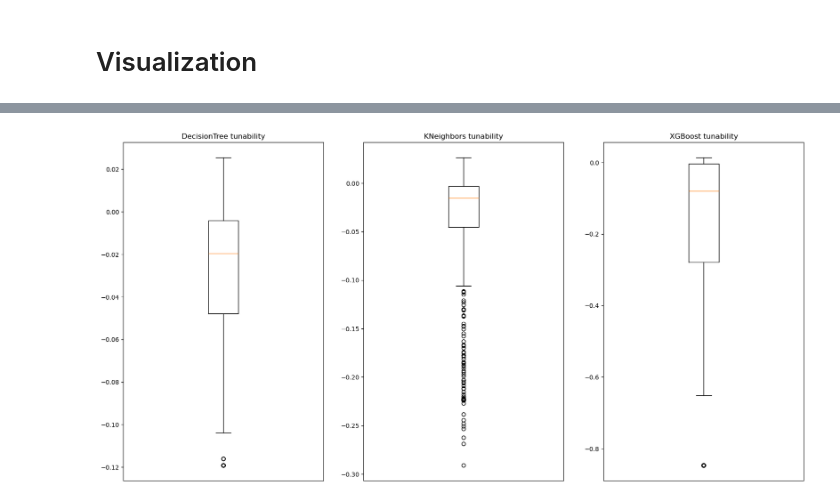
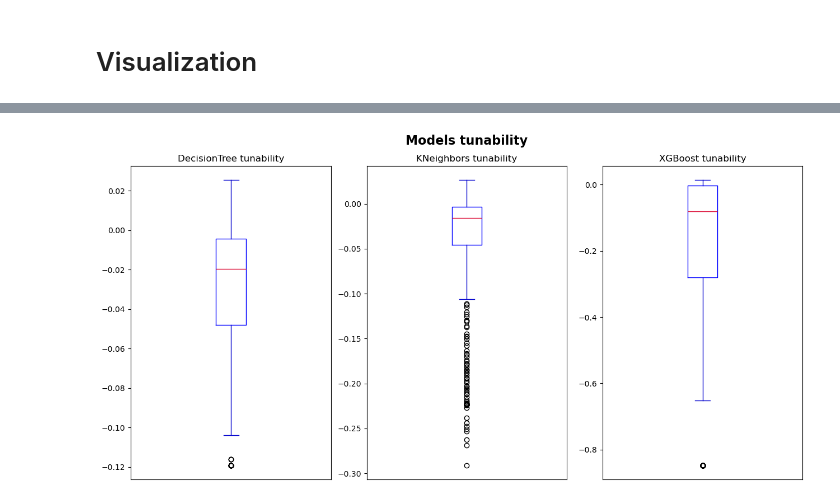
Before and after one commit to FilipLangiewicz/AutoMLTunability, a Jupyter notebook: code/Visualization/visualization.ipynb, the cells around one changed output, grey strips where cells are left out. Cells and saved outputs as stored; diff of their text form; code cells hidden in the pictures.

```diff
--- a/code/Visualization/visualization.ipynb
+++ b/code/Visualization/visualization.ipynb
@@ -54,14 +54,14 @@ dataset_names = ["College", "Credit", "Diabetes", "Penguins"]
 
 num_models = len(models)
 
-fig, axs = plt.subplots(6, 2, figsize=(15, 20))
+fig, axs = plt.subplots(6, 2, figsize=(15, 18))
 
 axs = axs.ravel()
 
 for row, model_name in enumerate(model_names):
     for col, dataset_name in enumerate(dataset_names):
         i = row * 4 + col
-        axs[i].plot(models[i].cv_results_['mean_test_score'])
+        axs[i].plot(models[i].cv_results_['mean_test_score'], color='slateblue')
         axs[i].set_title(f"{model_name} for {dataset_name}")
 
 
@@ -85,7 +85,7 @@ plt.show()
 # %%
 import numpy as np
 
-fig, axs = plt.subplots(6, 2, figsize=(15, 20))
+fig, axs = plt.subplots(6, 2, figsize=(15, 18))
 axs = axs.ravel()
 
 for row, model_name in enumerate(model_names):
@@ -96,7 +96,7 @@ for row, model_name in enumerate(model_names):
 
         max_scores = np.maximum.accumulate(mean_test_score)
 
-        axs[i].plot(np.arange(len(mean_test_score)), max_scores, label='Bayes Optimisation')
+        axs[i].plot(np.arange(len(mean_test_score)), max_scores, label='Bayes Optimisation', color='crimson')
 
         axs[i].set_title(f"{model_name} for {dataset_name}")
 
@@ -115,7 +115,7 @@ for row, model_name in enumerate(model_names):
 
         max_scores = np.maximum.accumulate(mean_test_score)
 
-        axs[i].plot(np.arange(len(mean_test_score)), max_scores, color = 'red', label='Randomized Search')
+        axs[i].plot(np.arange(len(mean_test_score)), max_scores, color = 'mediumblue', label='Randomized Search')
 
         axs[i].set_title(f"{model_name} for {dataset_name}")
         axs[i].legend()
@@ -132,6 +132,7 @@ plt.show()
 # %%
-fig, axs = plt.subplots(2, 2, figsize=(20, 10))
+fig, axs = plt.subplots(2, 2, figsize=(15, 7))
 axs = axs.ravel()
+
 for i, dataset_name in enumerate(dataset_names):
     for j, model_name in enumerate(model_names):
 
@@ -151,11 +152,11 @@ for i, dataset_name in enumerate(dataset_names):
 
         axs[i].legend()
 
-fig.suptitle("Models comparision", fontsize=16, fontweight='bold')
+fig.suptitle("Models stabilisation", fontsize=16, fontweight='bold')
 
-plt.tight_layout(rect=[0.1, 0.1, 0.9, 0.9])
+plt.tight_layout(rect=[0.1, 0.1, 1, 0.88])
 
-fig.subplots_adjust(left=0.2, right=0.9, top=0.95, bottom=0.05)
+fig.subplots_adjust(left=0.1, right=0.9, top=0.9, bottom=0.1)
 
 plt.show()
 # %% [output]
@@ -163,18 +164,26 @@ plt.show()
 # %%
-fig, axs = plt.subplots(1, 3, figsize=(20, 10))
+fig, axs = plt.subplots(1, 3, figsize=(15, 7))
 axs = axs.ravel()
 
 for i, result in enumerate(rs_results):
     model_name = model_names[i]
     sigma_star_row = result[result['mean_f1'] == max(result['mean_f1'])]
     df = pd.Series()
     for j, dataset_name in enumerate(dataset_names):
         best_f1 = sigma_star_row.iloc[0, -5 + j]
         tmp = result.iloc[:, -5 + j] - best_f1
         df = pd.concat([df, tmp], ignore_index=True)
 
-    axs[i].boxplot(df)
+    axs[i].boxplot(df, boxprops=dict(color='blue'), whiskerprops=dict(color='mediumblue'), capprops=dict(color='mediumblue'), medianprops=dict(color='crimson'))
     axs[i].set_xticks([])
     axs[i].set_title(f"{model_name} tunability")
+
+fig.suptitle("Models tunability", fontsize=16, fontweight='bold')
+
+plt.tight_layout(rect=[0.1, 0.1, 1, 0.88])
+
+fig.subplots_adjust(left=0.1, right=0.9, top=0.9, bottom=0.1)
+
+plt.show()
 # %% [output]
-[figure, old version]
+[figure, new version]
```
Also changed, not shown: parts of 3 cells of this notebook.
